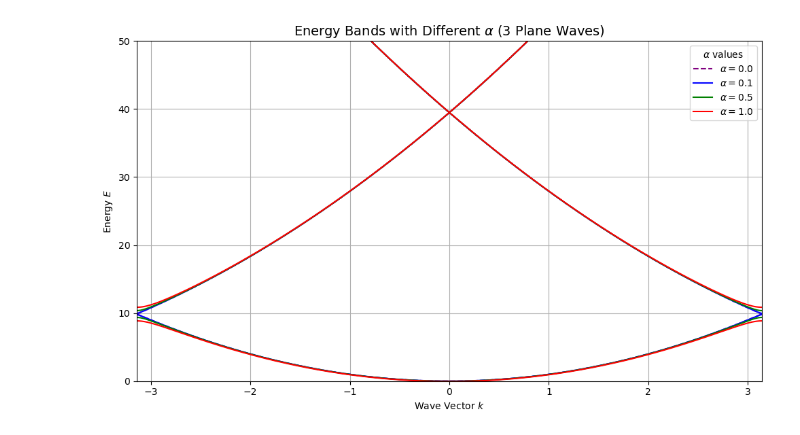
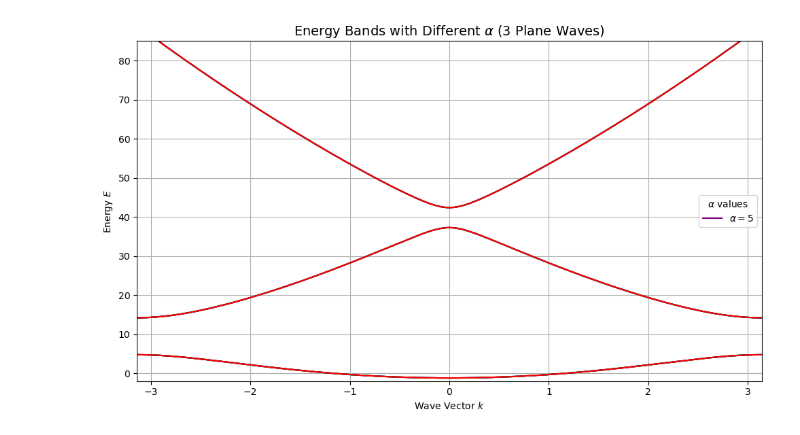
Before and after one commit to brunamendesfis/Computational_Physics, a Jupyter notebook: Estruturas_de_bandas/Atividade_05.ipynb, the cells around one changed output. Drawn from its saved outputs; the diff is of its cells as text; code cells hidden in the pictures.

```diff
--- a/Estruturas_de_bandas/Atividade_05.ipynb
+++ b/Estruturas_de_bandas/Atividade_05.ipynb
@@ -16,10 +16,10 @@ def hamilt(ki, alpha, num_plane_waves):
     energies (array): Calculated energy bands.
 
     """
-
     energies = []
     n = np.arange(-(num_plane_waves // 2), num_plane_waves // 2 + 1)
-    G = 2*np.pi*n
+    G = 2 * np.pi * n
+    beta = 0
 
     for k in ki:
         # Cria a matriz quadrada para o Hamiltoniano
@@ -27,15 +27,20 @@ def hamilt(ki, alpha, num_plane_waves):
 
         for i in range(num_plane_waves):
             # Elementos diagonais: lambda_k-G_n = |k - G_n|^2
-            H[i, i] = (k - G[i])**2
+            H[i, i] = (k - G[i]) ** 2
 
             # Elementos fora da diagonal (acoplamentos sucessivos)
             # Acoplamento com G_{n-1}
             if i > 0:
-                H[i, i-1] = alpha
+                H[i, i - 1] = alpha
             # Acoplamento com G_{n+1}
             if i < num_plane_waves - 1:
-                H[i, i+1] = alpha
+                H[i, i + 1] = alpha
+
+            if i > 1:
+                H[i, i - 2] = beta
+            if i < num_plane_waves - 2:
+                H[i, i + 2] = beta
 
         # Diagonaliza o Hamiltoniano para encontrar os autovalores (energias)
         # As energias são ordenadas automaticamente em ordem crescente
@@ -43,32 +48,32 @@ def hamilt(ki, alpha, num_plane_waves):
         energies.append(eigenvalues)
 
     return np.array(energies)
-
-k = np.linspace(- np.pi, np.pi, 500)
-
-plt.figure(figsize=(10, 6))
-plt.title('Energy Bands with Different $\\alpha$ (3 Plane Waves)', fontsize=14)
-plt.xlabel('Wave Vector $k$')
-plt.ylabel('Energy $E$')
-plt.xlim(- np.pi, np.pi)
-plt.grid(True)
-
-num_plane_waves = 5
-alphas = [0.0, 0.1, 0.5, 1.0]
-colors = ['purple', 'blue', 'green', 'red']
-
-for idx, alpha in enumerate(alphas):
-    band_energies = hamilt(k, alpha, num_plane_waves)
-
-    for band_idx in range(band_energies.shape[1]):
-        plt.plot(k, band_energies[:, band_idx], color=colors[idx], linestyle='-' if alpha > 0 else '--', label=f'$\\alpha={alpha}$' if band_idx == 0 else "")
-
-handles, labels = plt.gca().get_legend_handles_labels()
-unique_labels = list(dict.fromkeys(labels))
-unique_handles = [handles[labels.index(ul)] for ul in unique_labels]
-plt.legend(unique_handles, unique_labels, title="$\\alpha$ values")
-plt.ylim(0, 50)
-plt.tight_layout()
-plt.show()
-# %% [output]
-[figure, removed]
+# %%
+k = np.linspace(- np.pi, np.pi, 500)
+
+plt.figure(figsize=(10, 6))
+plt.title('Energy Bands with Different $\\alpha$ (3 Plane Waves)', fontsize=14)
+plt.xlabel('Wave Vector $k$')
+plt.ylabel('Energy $E$')
+plt.xlim(- np.pi, np.pi)
+plt.grid(True)
+
+num_plane_waves = 5
+alphas = [5]*4
+colors = ['purple', 'blue', 'green', 'red']
+
+for idx, alpha in enumerate(alphas):
+    band_energies = hamilt(k, alpha, num_plane_waves)
+
+    for band_idx in range(band_energies.shape[1]):
+        plt.plot(k, band_energies[:, band_idx], color=colors[idx], linestyle='-' if alpha > 0 else '--', label=f'$\\alpha={alpha}$' if band_idx == 0 else "")
+
+handles, labels = plt.gca().get_legend_handles_labels()
+unique_labels = list(dict.fromkeys(labels))
+unique_handles = [handles[labels.index(ul)] for ul in unique_labels]
+plt.legend(unique_handles, unique_labels, title="$\\alpha$ values")
+plt.ylim(-2, 85)
+plt.tight_layout()
+plt.show()
+# %% [output]
+[figure, added]
```
Also changed, not shown: 3 other files.
